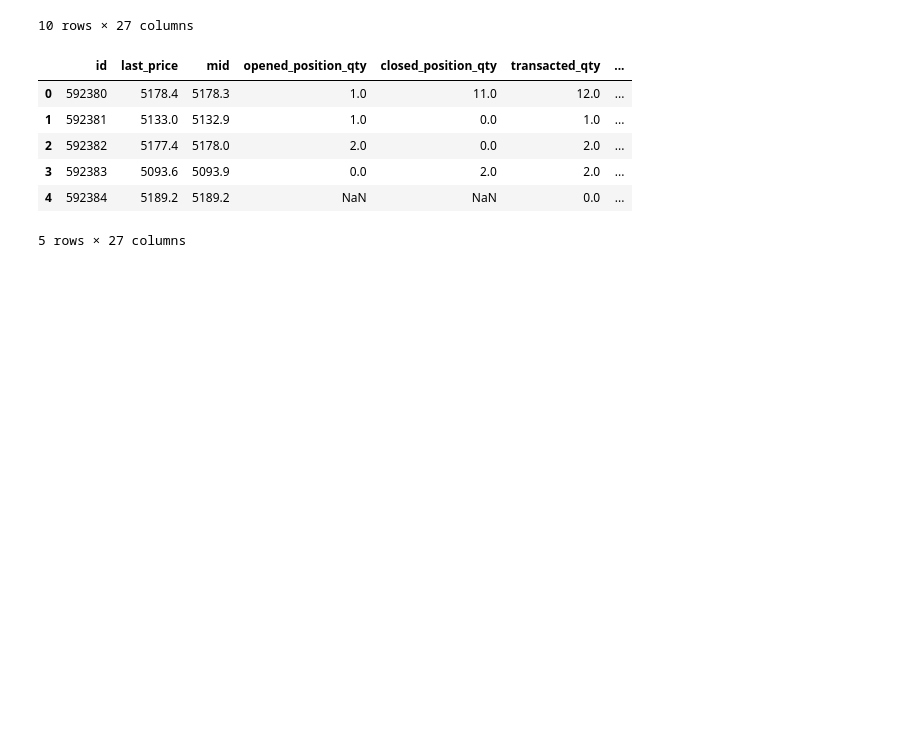
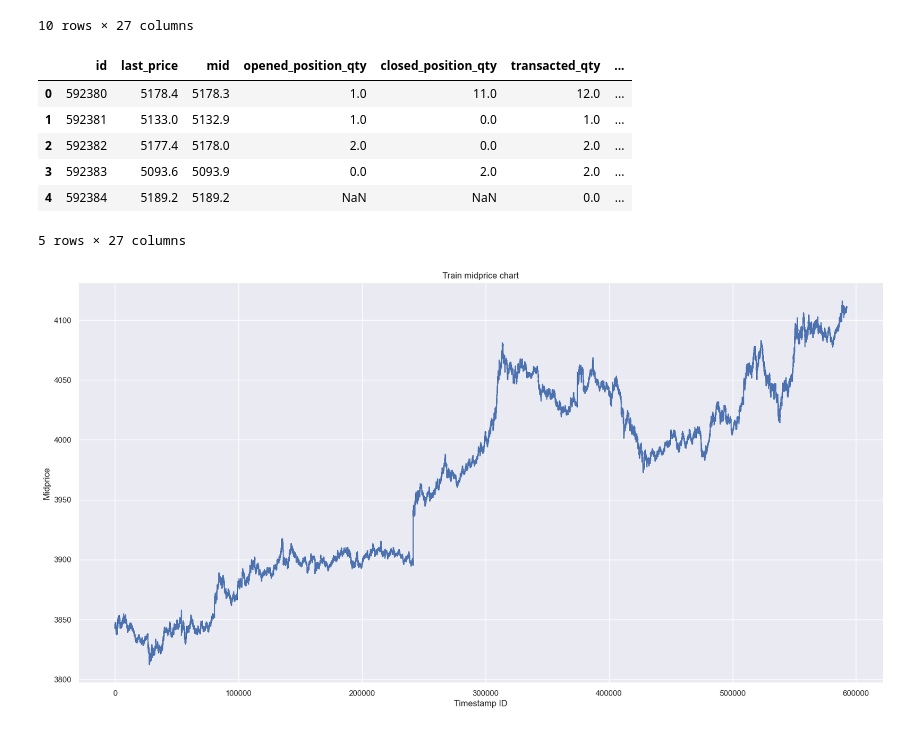
Before and after one commit to vadimpy/skoltech_ids_hft_clf, a Jupyter notebook: nb.ipynb, the cells around one changed output. Cells and saved outputs as stored; diff of their text form; code cells hidden in the pictures; blank space fills up the shorter version.

```diff
--- a/nb.ipynb
+++ b/nb.ipynb
@@ -11,3 +13,5 @@ import numpy.random
+# %%
+sns.set(style="darkgrid")
 # %%
 data_path = Path('data')
 # %%
@@ -44,3 +48,12 @@ df_test.head()
 | 3 | 592383 | 5093.6 | 5093.9 | 0.0 | 2.0 | 2.0 | ... |
 | 4 | 592384 | 5189.2 | 5189.2 | NaN | NaN | 0.0 | ... |
 5 rows × 27 columns
+# %%
+fig, ax = plt.subplots(figsize=(20,10))
+plt.plot(df.id, df.mid)
+plt.title('Train midprice chart')
+plt.xlabel('Timestamp ID')
+plt.ylabel('Midprice')
+plt.show()
+# %% [output]
+[figure, added]
```
Also changed, not shown: parts of 19 cells of this notebook.
